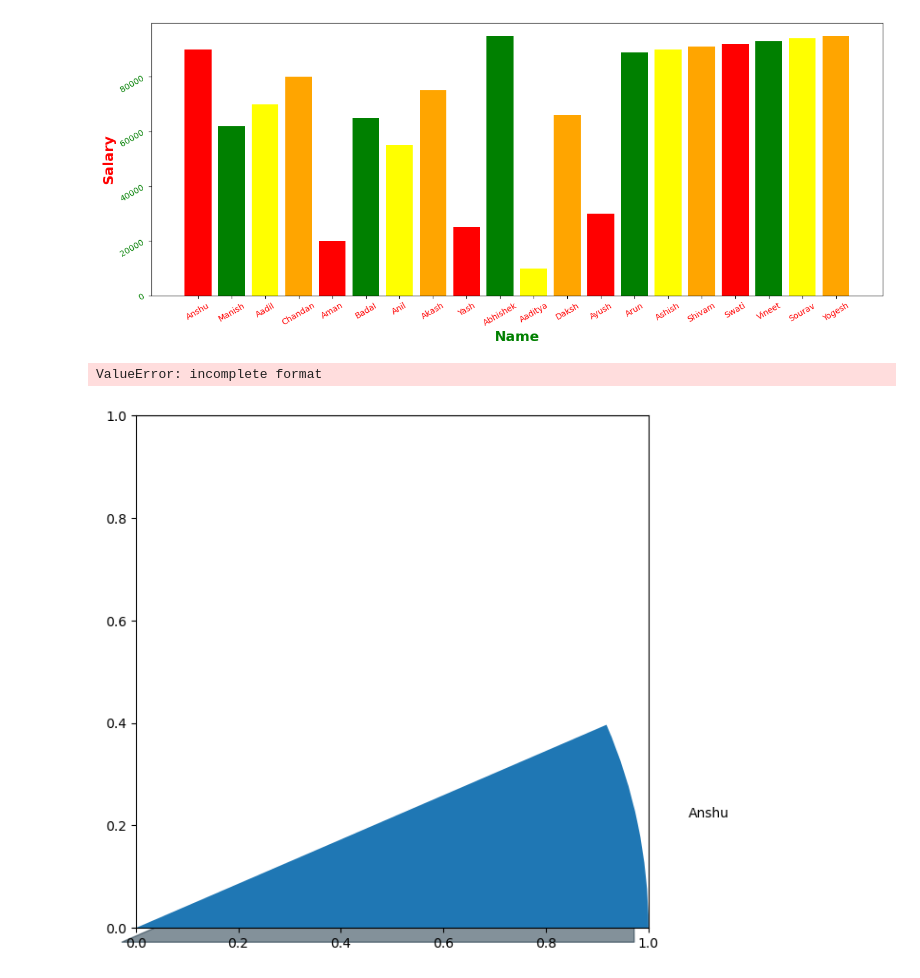
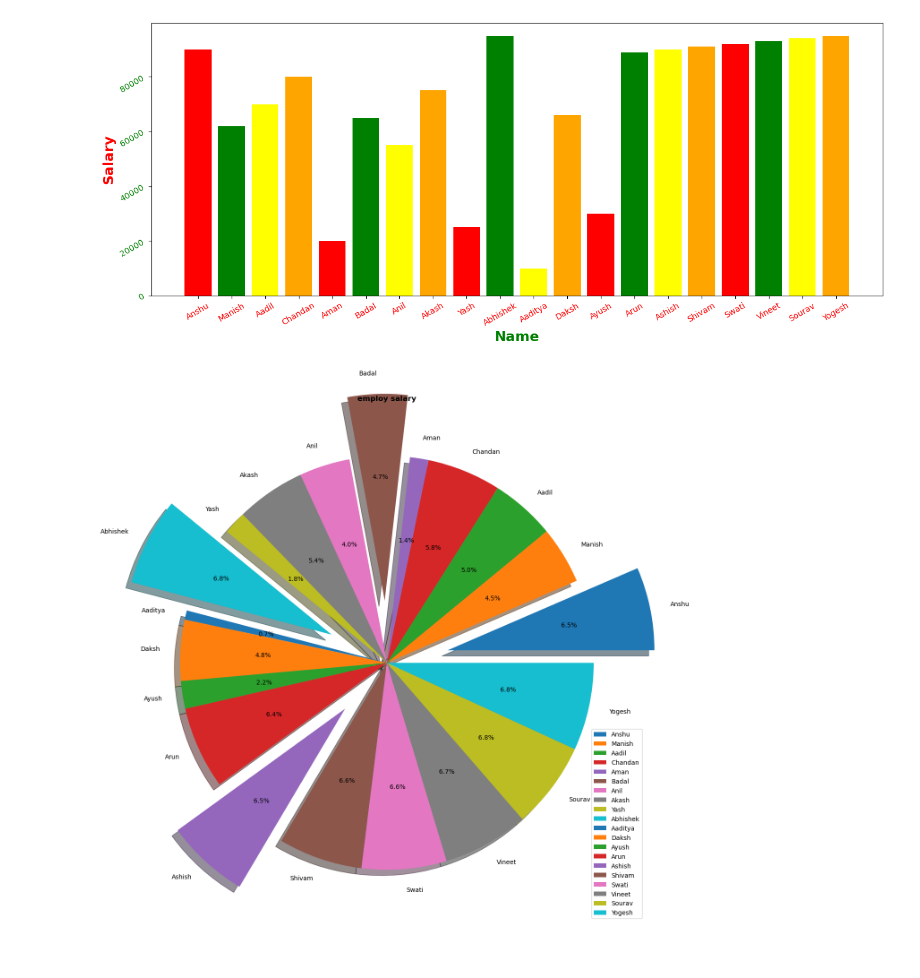
Before and after one commit to Akashyadav-codes/Data_Analyst_Jupyter, a Jupyter notebook: Matplotlib/Matplotlib.ipynb, the cells around one changed output. Drawn from its saved outputs; the diff is of its cells as text; code cells hidden in the pictures.

```diff
--- a/Matplotlib/Matplotlib.ipynb
+++ b/Matplotlib/Matplotlib.ipynb
@@ -232,12 +232,11 @@ plt.show()
 # %% [output]
 [figure]
 # %%
-e=(0,0,0,0,0,3,0,0,0,3,0,0,0,0,3,0,0,0,0,0)
-plt.figure(figsize=(15,7))
-plt.pie(s2,explode=e,labels=t2,autopct="%1.1f%",shadow=True)
+e=(0.3,0,0,0,0,0.3,0,0,0,0.3,0,0,0,0,0.3,0,0,0,0,0)
+plt.figure(figsize=(15,15))
+plt.pie(s2,explode=e,labels=t2,autopct="%1.1f%%",shadow=True)
 plt.title("employ salary",fontweight="bold")
 plt.legend()
 plt.show()
 # %% [output]
-ValueError: incomplete format
-[figure, old version]
+[figure, new version]
```
